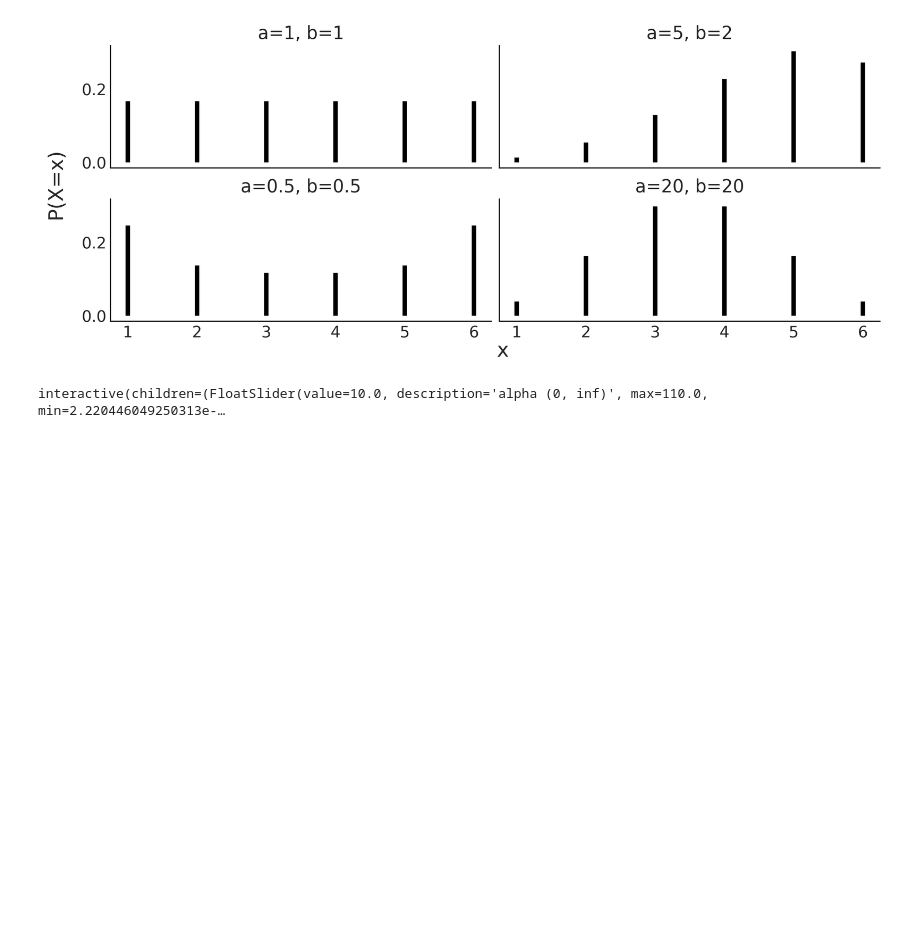
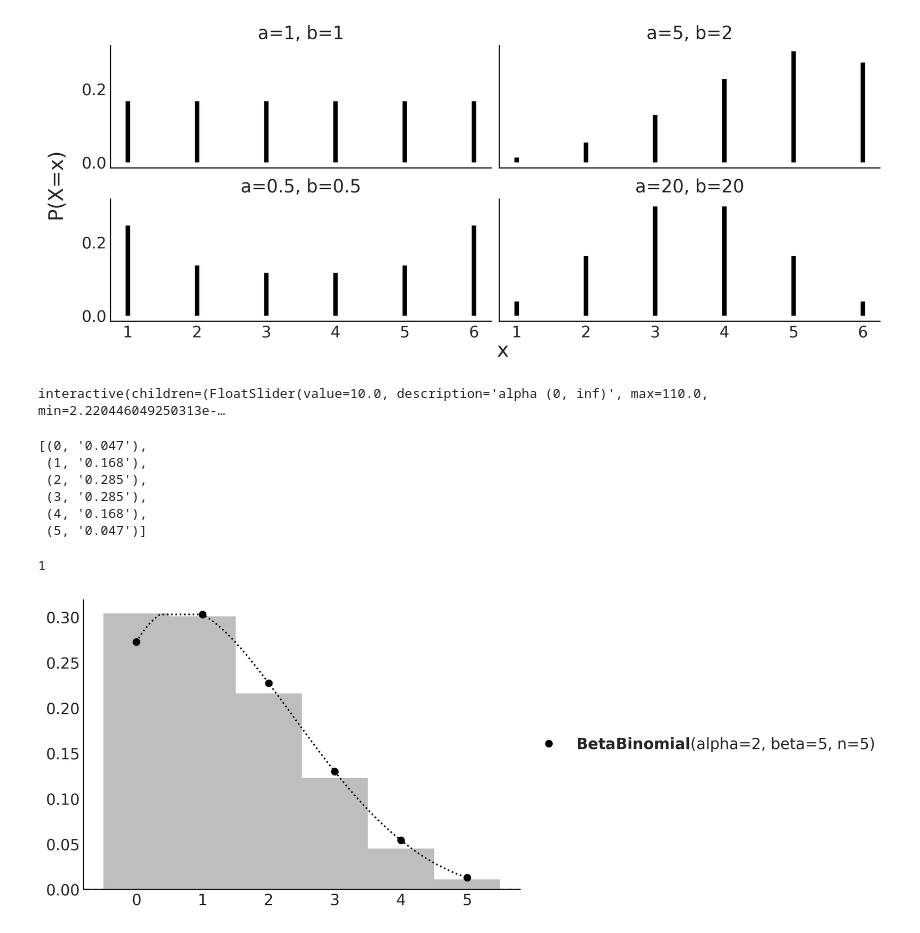
Before and after one commit to MrFanciful/BAP3, a Jupyter notebook: my_work/my_ch01.ipynb, the cells around one changed output. Saved outputs shown, nothing was run; the diff lists cells and outputs as text; code cells hidden in the pictures; blank space fills up the shorter version.

```diff
--- a/my_work/my_ch01.ipynb
+++ b/my_work/my_ch01.ipynb
@@ -41,3 +42,25 @@ plt.savefig('fig/dice_distribution.png', bbox_inches='tight')
 pz.BetaBinomial(alpha=10, beta=10, n=5).plot_interactive(pointinterval=False)
 # %% [output]
 interactive(children=(FloatSlider(value=10.0, description='alpha (0, inf)', max=110.0, min=2.220446049250313e-…
+# %%
+pmfs = pz.BetaBinomial(alpha=10, beta=10, n=5).pdf(range(6))
+[(i, f'{x:0.3f}') for i, x in enumerate(pmfs)]
+# %% [output]
+[(0, '0.047'),
+ (1, '0.168'),
+ (2, '0.285'),
+ (3, '0.285'),
+ (4, '0.168'),
+ (5, '0.047')]
+# %%
+pz.BetaBinomial(alpha=10, beta=10, n=6).rvs()
+# %% [output]
+1
+# %%
+plt.hist(pz.BetaBinomial(alpha=2, beta=5, n=5).rvs(1000),
+         bins=[0, 1, 2, 3, 4, 5, 6], density=True, align='left', color='C2')
+pz.BetaBinomial(alpha=2, beta=5, n=5).plot_pdf()
+plt.savefig('fig/beta_binomial_sampling.png')
+plt.show()
+# %% [output]
+[figure, added]
```
Also changed, not shown: parts of 9 cells of this notebook, 8 other files.
